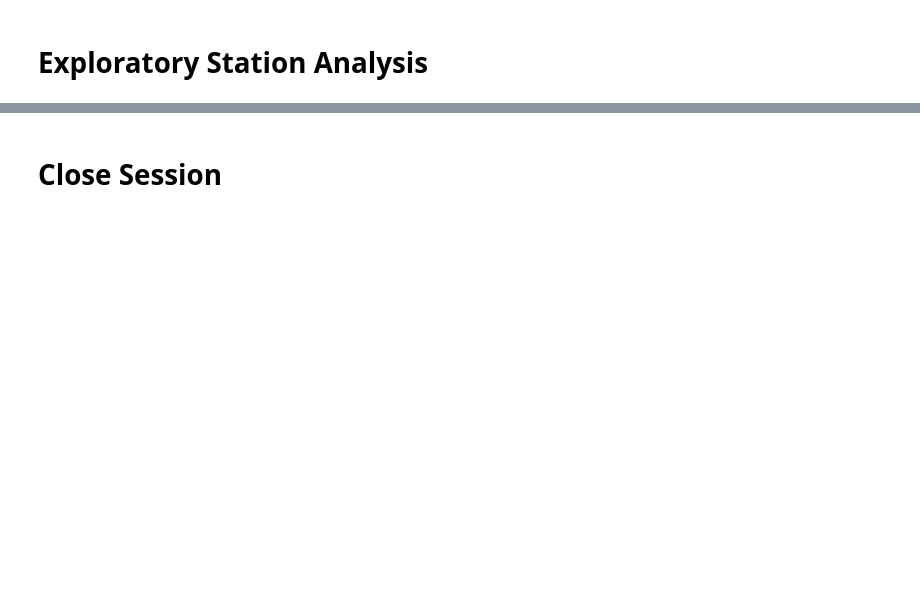
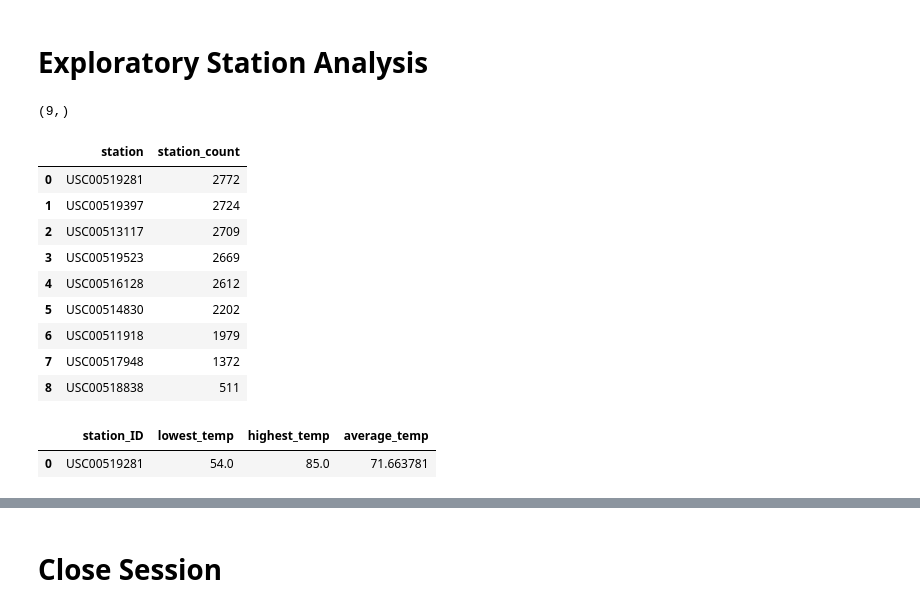
Before and after one commit to jennyalfi/sqlalchemy-challenge, a Jupyter notebook: SurfsUp/climate_analysis.ipynb, the cells around one changed output, grey strips where cells are left out. Cells and saved outputs as stored; diff of their text form; code cells hidden in the pictures; blank space fills up the shorter version.

```diff
--- a/SurfsUp/climate_analysis.ipynb
+++ b/SurfsUp/climate_analysis.ipynb
@@ -87,10 +104,46 @@ df.plot(x="Date", y="Precipitation", rot=90)
 # Exploratory Station Analysis
 # %%
 # Design a query to calculate the total number of stations in the dataset
+num_stations = engine.execute("SELECT DISTINCT COUNT(*) FROM station;")
+for s in num_stations:
+    print(s)
+# %% [output]
+(9,)
 # %%
 # Design a query to find the most active stations (i.e. which stations have the most rows?)
+
 # List the stations and their counts in descending order.
+
+sql_statement_1 = """SELECT station, COUNT(*) AS station_count
+FROM measurement
+GROUP BY station
+ORDER BY station_count DESC;
+"""
+
+most_active_df = pd.read_sql(sql_statement_1,engine)
+most_active_df
+# %% [output]
+|  | station | station_count |
+| 0 | USC00519281 | 2772 |
+| 1 | USC00519397 | 2724 |
+| 2 | USC00513117 | 2709 |
+| 3 | USC00519523 | 2669 |
+| 4 | USC00516128 | 2612 |
+| 5 | USC00514830 | 2202 |
+| 6 | USC00511918 | 1979 |
+| 7 | USC00517948 | 1372 |
+| 8 | USC00518838 | 511 |
 # %%
 # Using the most active station id from the previous query, calculate the lowest, highest, and average temperature.
+sql_statement_2 = """SELECT station AS station_ID, MIN(tobs) AS lowest_temp, MAX(tobs) AS highest_temp, AVG(tobs) AS average_temp
+FROM measurement
+WHERE station = 'USC00519281'
+;"""
+
+station_info_df = pd.read_sql(sql_statement_2,engine)
+station_info_df
+# %% [output]
+|  | station_ID | lowest_temp | highest_temp | average_temp |
+| 0 | USC00519281 | 54.0 | 85.0 | 71.663781 |
 # %%
 # Using the most active station id
```
Also changed, not shown: parts of 10 cells of this notebook.
